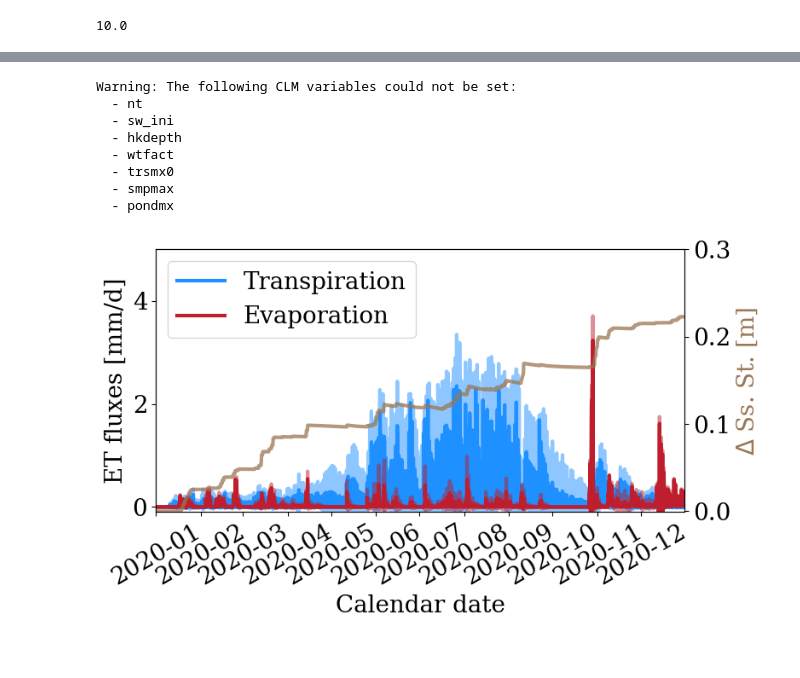
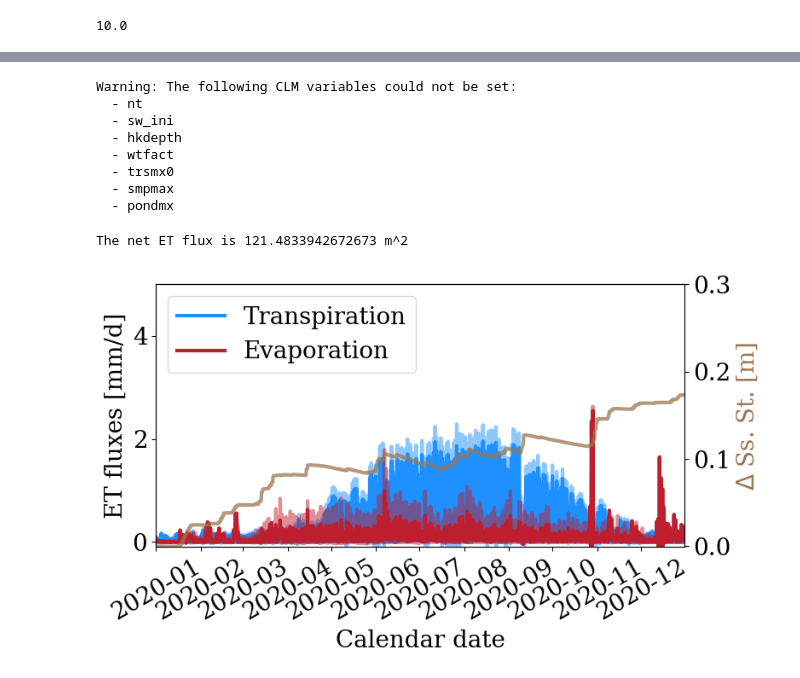
Before and after one commit to mashadab/ParFlow-project, a Jupyter notebook: pfclm_sc/PFCLM_SC_water_balance_analysis_final_single_script_NM_US-Vcm_2020-01-01_2021-01-01_runoff_generation_correlated_random_field.ipynb, the cells around one changed output, grey strips where cells are left out. Saved outputs shown, nothing was run; the diff lists cells and outputs as text; code cells hidden in the pictures.

```diff
--- a/pfclm_sc/PFCLM_SC_water_balance_analysis_final_single_script_NM_US-Vcm_2020-01-01_2021-01-01_runoff_generation_correlated_random_field.ipynb
+++ b/pfclm_sc/PFCLM_SC_water_balance_analysis_final_single_script_NM_US-Vcm_2020-01-01_2021-01-01_runoff_generation_correlated_random_field.ipynb
@@ -12,7 +12,7 @@ The first cell of this notebook runs a single-column PF-CLM for a day, saving th
 The next cell in this notebook conducts a water balance with CLM output variables and the `EvapTrans` vector output by ParFlow.  This vector is an output of what CLM passes to ParFlow every timestep and can be used for diagnostics.  This vector can be used (as we did in earlier notebooks) to conduct a water balance of ParFlow but in this case we are just comparing the CLM output variables to the `EvapTrans` vector.
 # %%
 # Import the ParFlow package
-#
+from set_demo_defaults import *
 from parflow import Run
 import os
 import shutil
@@ -29,9 +29,9 @@ cp('inputs/NM_US-Vcm_2020-01-01_2021-01-01/drv_clmin.dat', 'output_water_balance
 cp('inputs/NM_US-Vcm_2020-01-01_2021-01-01/drv_vegm_modified.dat', 'output_water_balance/drv_vegm.dat')
 cp('inputs/NM_US-Vcm_2020-01-01_2021-01-01/drv_vegp.dat', 'output_water_balance/drv_vegp.dat')
 
-alpha_vG = 100 #Set alpha for vanGenuchten model 2 or 100
-head_table = -1 #location of water table [m]
-Sigma_input = 2.0
+alpha_vG = 2 #Set alpha for vanGenuchten model 2 or 100 1/m
+head_table = -2.5 #location of water table [m]
+Sigma_input = 4.0
 DTWT = 'movng'  #depth to water table: fixed or movng
 simulation_type = 'same_head' #'same_head'  #Simulations type: same_head vs same_saturation vs vegpvegm
 
@@ -1638,6 +1644,9 @@ def surface_subsurface_storage_combined(alpha_vG,dir_name):
     mean = np.mean(clm_output_T_mmps, axis=1)
     std = np.std(clm_output_T_mmps, axis=1)
 
+    net = np.sum(np.sum((clm_output_T_mmps+clm_output_Ebs_mmps)*(3600)/1000*PFCLM_SC_runoff.ComputationalGrid.DX, axis=1)) #net mm per day
+
+    print('The net ET flux is',net, 'm^2')
     plt.plot(t_time_datetime[:-1],mean*(3600*24), label='Transpiration', color=blue,linewidth=3)
     plt.plot(t_time_datetime[:-1],(mean+std)*(3600*24), color=blue,linewidth=3,alpha=0.5)
     plt.plot(t_time_datetime[:-1],(mean-std)*(3600*24), color=blue,linewidth=3,alpha=0.5)
@@ -1648,31 +1657,32 @@ def surface_subsurface_storage_combined(alpha_vG,dir_name):
 
     plt.plot(t_time_datetime[:-1],mean*(3600*24), label='Evaporation', color=red,linewidth=3)
     plt.plot(t_time_datetime[:-1],(mean+std)*(3600*24), color=red,linewidth=3,alpha=0.5)
     plt.plot(t_time_datetime[:-1],(mean-std)*(3600*24), color=red,linewidth=3,alpha=0.5)
 
     plt.xlabel('Calendar date')
     plt.ylabel('ET fluxes [mm/d]')  ## note that we converted the fluxes to mm/d
     plt.legend(loc='upper left')
     plt.xticks(rotation = 30)
     plt.ylim([-0.1,5])
     ax.twinx()
     plt.ylim([-0.001,0.3])
     plt.xlim([t_time_datetime[0],t_time_datetime[-1]])
     plt.ylabel('$\Delta $ Ss. St. [m]',color = brown)
     #plt.xticks(chosen_date_ticks,rotation = 30)
     plt.xticks(rotation = 30)
     plt.plot(t_time_datetime,(subsurface_storage[:-1]-subsurface_storage[0])/PFCLM_SC_runoff.Geom.domain.Upper.X, linewidth=3, color = brown,label='\Delta$ Ss. St. [m]',alpha=0.75)
     plt.savefig(f'PFCLM_NM_corr_rnd_surface_subsurface_storage_alphavG{alpha_vG}_head{head_table}m_sigma{Sigma_input}.pdf',bbox_inches='tight', dpi = 600)
 
 
 surface_subsurface_storage_combined(alpha_vG,base+f'/{run_name}')
 # %% [output]
 Warning: The following CLM variables could not be set:
   - nt
   - sw_ini
   - hkdepth
   - wtfact
   - trsmx0
   - smpmax
   - pondmx
+The net ET flux is 121.4833942672673 m^2
-[figure, old version]
+[figure, new version]
```
Also changed, not shown: parts of 13 cells of this notebook, 1 other file.
